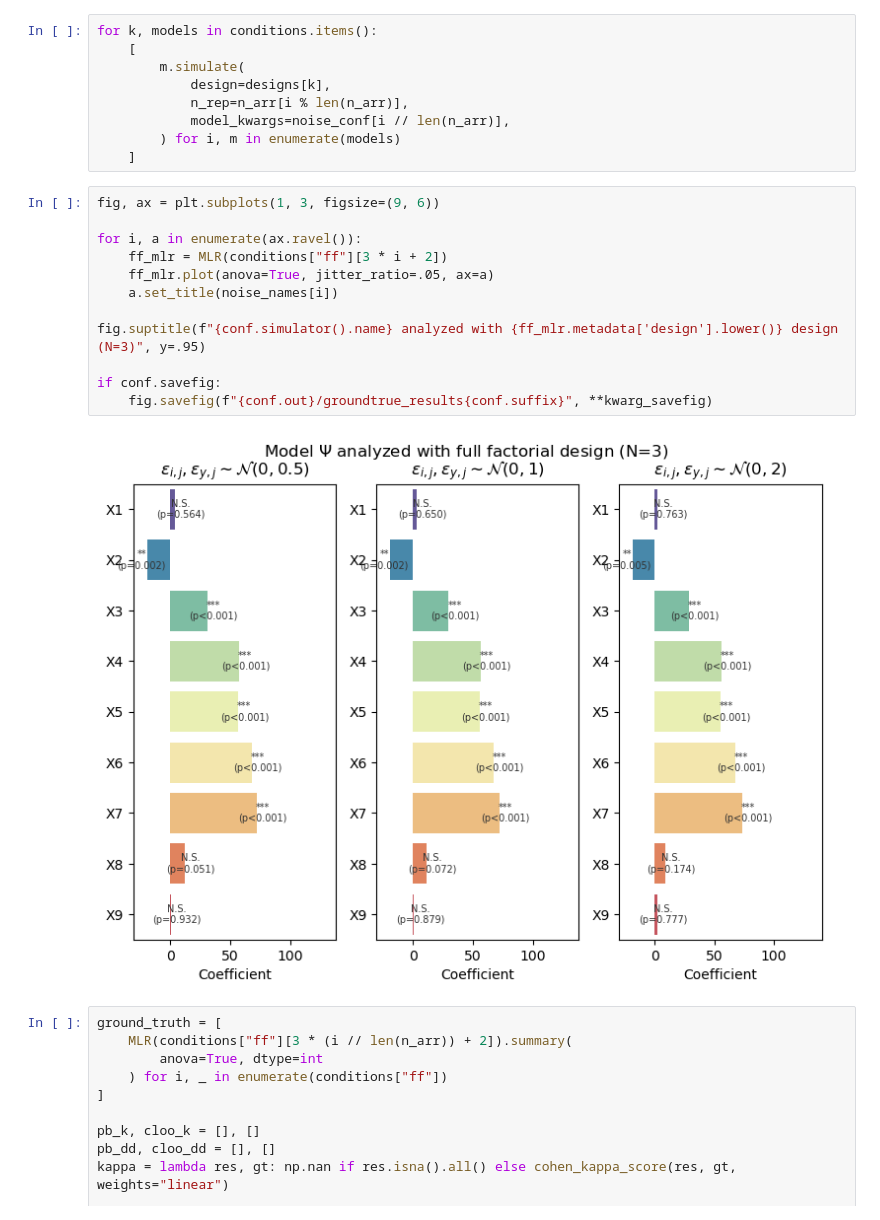
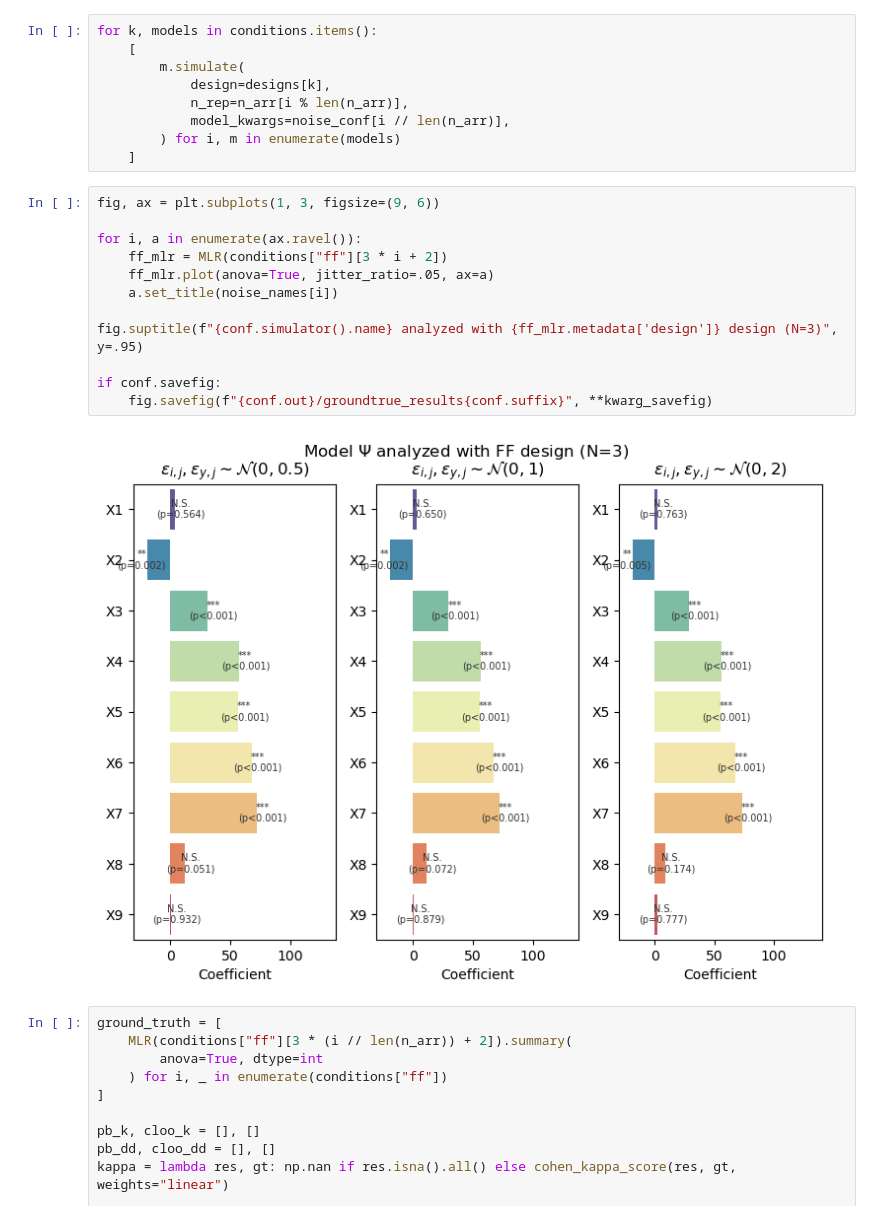
Before and after one commit to yo-aka-gene/WhyDOE, a Jupyter notebook: jupyternb/benchmark_circuit.ipynb, the cells around one changed output. Drawn from its saved outputs; the diff is of its cells as text.

Commit message:
:recycle: add abbreviation for full factorial design

```diff
--- a/jupyternb/benchmark_circuit.ipynb
+++ b/jupyternb/benchmark_circuit.ipynb
@@ -100,17 +100,17 @@ for k, models in conditions.items():
 # %%
 fig, ax = plt.subplots(1, 3, figsize=(9, 6))
 
 for i, a in enumerate(ax.ravel()):
     ff_mlr = MLR(conditions["ff"][3 * i + 2])
     ff_mlr.plot(anova=True, jitter_ratio=.05, ax=a)
     a.set_title(noise_names[i])
 
-fig.suptitle(f"{conf.simulator().name} analyzed with {ff_mlr.metadata['design'].lower()} design (N=3)", y=.95)
+fig.suptitle(f"{conf.simulator().name} analyzed with {ff_mlr.metadata['design']} design (N=3)", y=.95)
 
 if conf.savefig:
     fig.savefig(f"{conf.out}/groundtrue_results{conf.suffix}", **kwarg_savefig)
 # %% [output]
-[figure, old version]
+[figure, new version]
 # %%
 ground_truth = [
     MLR(conditions["ff"][3 * (i // len(n_arr)) + 2]).summary(
```
Also changed, not shown: parts of 1 cell of this notebook, 10 other files.
